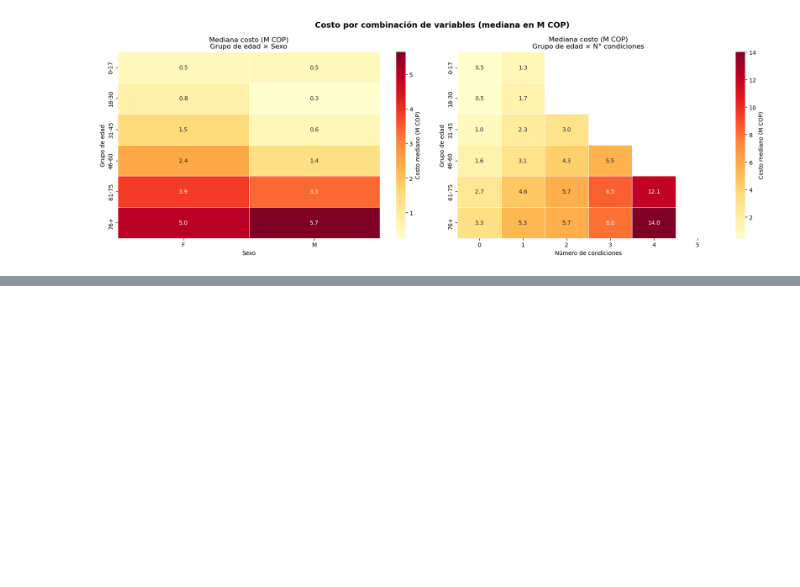
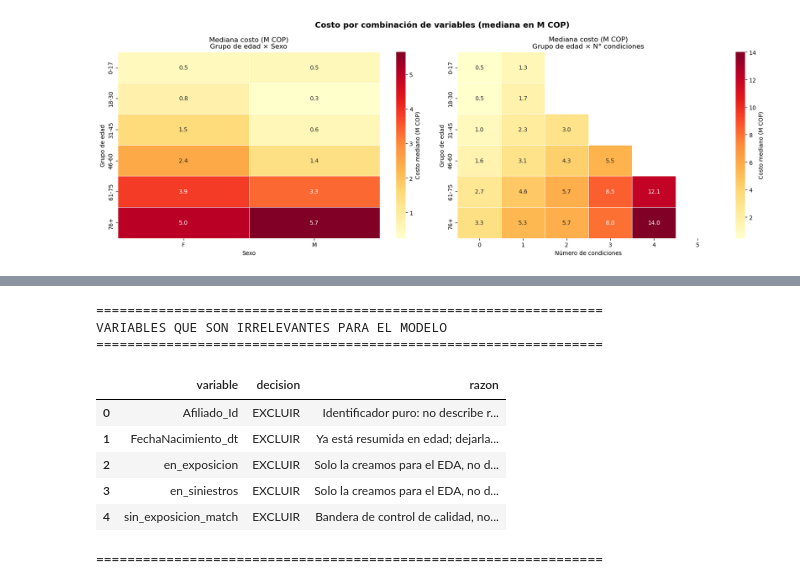
Before and after one commit to yacuervo18/Proyecto_Analitica_II, a Jupyter notebook: src/EDA.ipynb, the cells around one changed output, grey strips where cells are left out. Drawn from its saved outputs; the diff is of its cells as text; code cells hidden in the pictures; blank space fills up the shorter version.

```diff
--- a/src/EDA.ipynb
+++ b/src/EDA.ipynb
@@ -757,0 +784,37 @@ plt.show()
+# %%
+#Eliminación de variables irrelevantes para el modelo
+#Estas variables son irrelevantes para entrenar el modelo.
+
+# ── EVALUACIÓN DE UTILIDAD DE VARIABLES ─────────────────────────────────────
+print('=' * 65)
+print('VARIABLES QUE SON IRRELEVANTES PARA EL MODELO')
+print('=' * 65)
+
+evaluacion = [
+    ('Afiliado_Id',               'EXCLUIR',  'Identificador puro: no describe riesgo ni costo.'),
+    ('FechaNacimiento_dt',        'EXCLUIR',  'Ya está resumida en edad; dejarla duplicaría información.'),
+    ('en_exposicion',             'EXCLUIR',  'Solo la creamos para el EDA, no de negocio.'),
+    ('en_siniestros',             'EXCLUIR',  'Solo la creamos para el EDA, no de negocio.'),
+    ('sin_exposicion_match',      'EXCLUIR',  'Bandera de control de calidad, no aporta señal actuarial.')
+]
+
+df_eval = pd.DataFrame(evaluacion, columns=['variable', 'decision', 'razon'])
+orden_decision = ['EXCLUIR', 'OBJETIVO', 'CUIDADO', 'INCLUIR']
+df_eval['decision'] = pd.Categorical(df_eval['decision'], categories=orden_decision, ordered=True)
+df_eval = df_eval.sort_values(['decision', 'variable']).reset_index(drop=True)
+display(df_eval)
+
+print('=' * 65)
+
+# Eliminación de variables irrelevantes para el modelo
+# %% [output]
+=================================================================
+VARIABLES QUE SON IRRELEVANTES PARA EL MODELO
+=================================================================
+|  | variable | decision | razon |
+| 0 | Afiliado_Id | EXCLUIR | Identificador puro: no describe r... |
+| 1 | FechaNacimiento_dt | EXCLUIR | Ya está resumida en edad; dejarla... |
+| 2 | en_exposicion | EXCLUIR | Solo la creamos para el EDA, no d... |
+| 3 | en_siniestros | EXCLUIR | Solo la creamos para el EDA, no d... |
+| 4 | sin_exposicion_match | EXCLUIR | Bandera de control de calidad, no... |
+=================================================================
```
Also changed, not shown: parts of 3 cells of this notebook.
